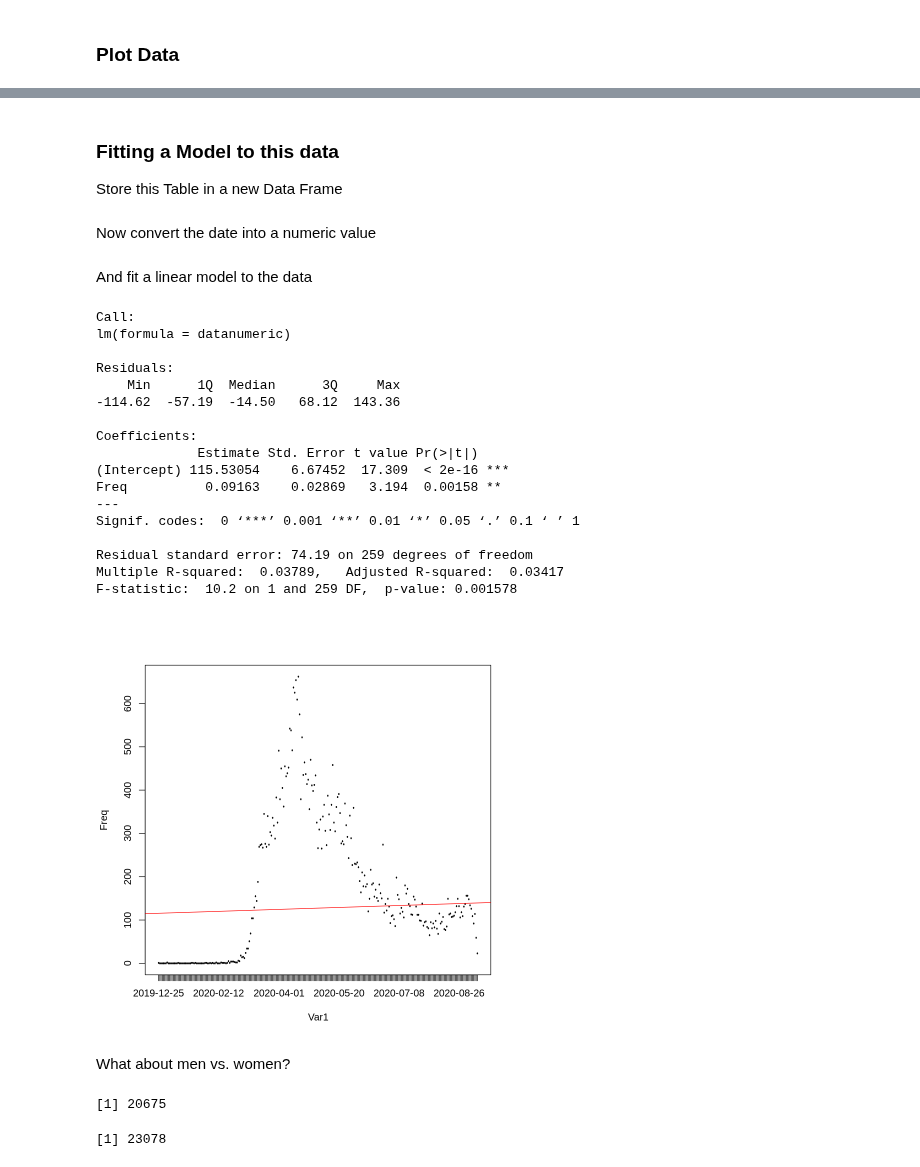
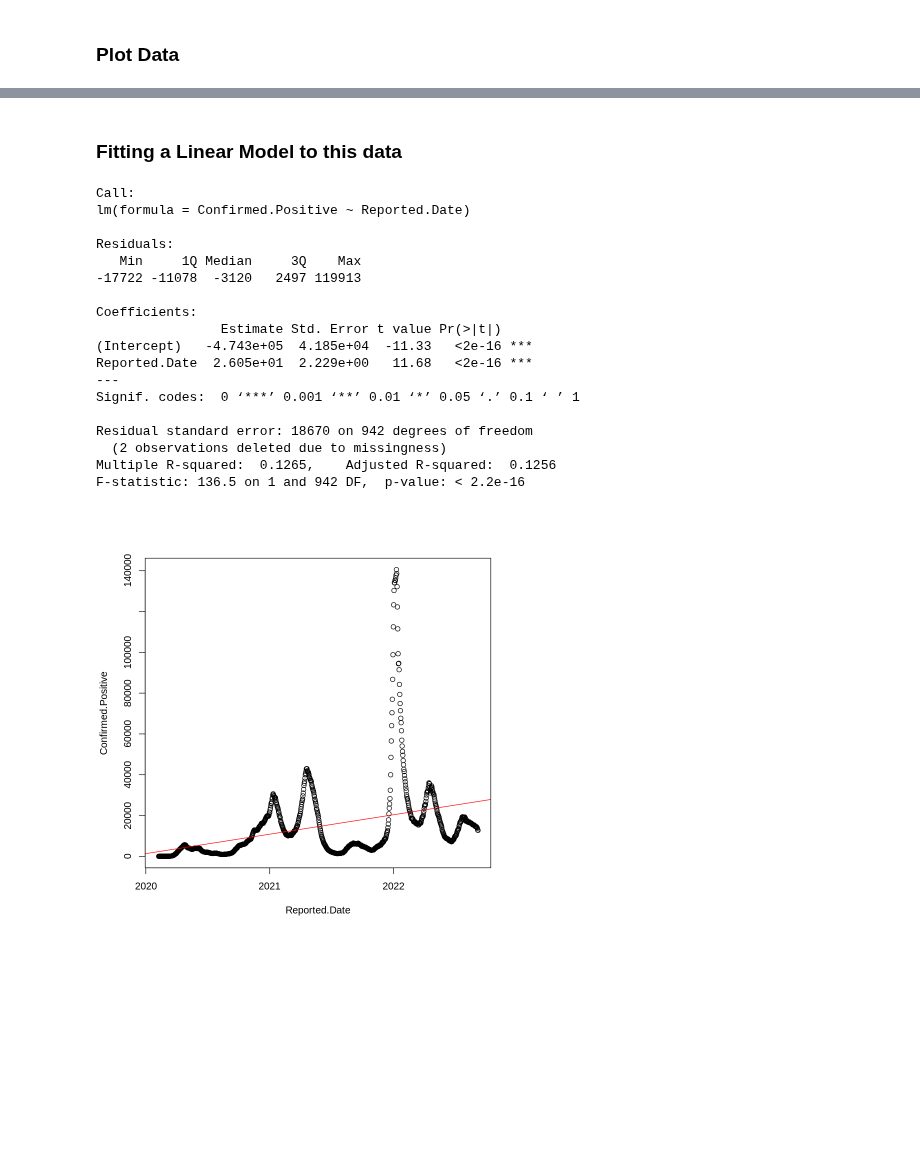
Before and after one commit to ummd/ummd.github.io, a Jupyter notebook: Teaching/Lecture1/Lecture1aa.ipynb, the cells around one changed output, grey strips where cells are left out. Drawn from its saved outputs; the diff is of its cells as text; code cells hidden in the pictures; blank space fills up the shorter version.

```diff
--- a/Teaching/Lecture1/Lecture1aa.ipynb
+++ b/Teaching/Lecture1/Lecture1aa.ipynb
@@ -7,6 +7,6 @@ The government of Ontario has posted COVID case data. What does the trend look l
 # %% [markdown]
 ### Load a Dataset
 # %%
-COVID <- read.csv("https://data.ontario.ca/dataset/f4112442-bdc8-45d2-be3c-12efae72fb27/resource/455fd63b-603d-4608-8216-7d8647f43350/download/conposcovidloc.csv")
-COVID
+COVID <- read.csv("https://data.ontario.ca/dataset/f4f86e54-872d-43f8-8a86-3892fd3cb5e6/resource/ed270bb8-340b-41f9-a7c6-e8ef587e6d11/download/covidtesting.csv")
+COVID #this is a dataframe
 # %% [output]
@@ -32,7 +32,6 @@ A data.frame: 43855 × 17
 # %% [markdown]
 ### Attach Variable Names to Workspace
 # %%
-attach(COVID)
+attach(COVID) #this puts the names from the data.frame into the workspae so we can call them directly
 
-
-COVID$Accurate_Episode_Date <- as.Date(COVID$Accurate_Episode_Date, format="%Y-%m-%d") #tell R that this is a Date format, not just a string of characters, this will allow us to use some special functions on it
+Reported.Date <- as.Date(COVID$Reported.Date, format="%Y-%m-%d") #tell R that this is a Date format, not just a string of characters, this will allow us to use some special functions on it
@@ -68,4 +65,2 @@ plot(as.data.frame(totalCases))
 # %% [markdown]
-### Fitting a Model to this data
-
-Store this Table in a new Data Frame
+### Fitting a Linear Model to this data
@@ -74,2 +66,0 @@ datanumeric <- as.data.frame(totalCases)
-# %% [markdown]
-Now convert the date into a numeric value
@@ -78,40 +67,26 @@ datanumeric$Var1 <- as.numeric(datanumeric$Var1)
-# %% [markdown]
-And fit a linear model to the data
 # %%
-lmfit <- lm(datanumeric) # this fits the model
+lmfit <- lm(Confirmed.Positive ~ Reported.Date) # this fits the model
 summary(lmfit) #this prints a summary of the model fit
 
-plot(as.data.frame(totalCases)) # plot the data again
+plot(Reported.Date,Confirmed.Positive) # plot the data again
 abline(lmfit, col="red") # plot the fitted line from the model fit
 # %% [output]
 Call:
-lm(formula = datanumeric)
+lm(formula = Confirmed.Positive ~ Reported.Date)
 
 Residuals:
-    Min      1Q  Median      3Q     Max
--114.62  -57.19  -14.50   68.12  143.36
+   Min     1Q Median     3Q    Max
+-17722 -11078  -3120   2497 119913
 
 Coefficients:
-             Estimate Std. Error t value Pr(>|t|)
-(Intercept) 115.53054    6.67452  17.309  < 2e-16 ***
-Freq          0.09163    0.02869   3.194  0.00158 **
+                Estimate Std. Error t value Pr(>|t|)
+(Intercept)   -4.743e+05  4.185e+04  -11.33   <2e-16 ***
+Reported.Date  2.605e+01  2.229e+00   11.68   <2e-16 ***
 ---
 Signif. codes:  0 ‘***’ 0.001 ‘**’ 0.01 ‘*’ 0.05 ‘.’ 0.1 ‘ ’ 1
 
-Residual standard error: 74.19 on 259 degrees of freedom
-Multiple R-squared:  0.03789,   Adjusted R-squared:  0.03417
-F-statistic:  10.2 on 1 and 259 DF,  p-value: 0.001578
+Residual standard error: 18670 on 942 degrees of freedom
+  (2 observations deleted due to missingness)
+Multiple R-squared:  0.1265,    Adjusted R-squared:  0.1256
+F-statistic: 136.5 on 1 and 942 DF,  p-value: < 2.2e-16
-[figure, old version]
+[figure, new version]
-# %% [markdown]
-What about men vs. women?
-# %%
-totalCasesMale <- table(cut(COVID$Accurate_Episode_Date[COVID$Client_Gender == "MALE"], 'day'))
-totalCasesFemale <- table(cut(COVID$Accurate_Episode_Date[COVID$Client_Gender == "FEMALE"], 'day'))
-
-sum(totalCasesMale)
-# %% [output]
-[1] 20675
-# %%
-sum(totalCasesFemale)
-# %% [output]
-[1] 23078
```
Also changed, not shown: parts of 9 cells of this notebook.
